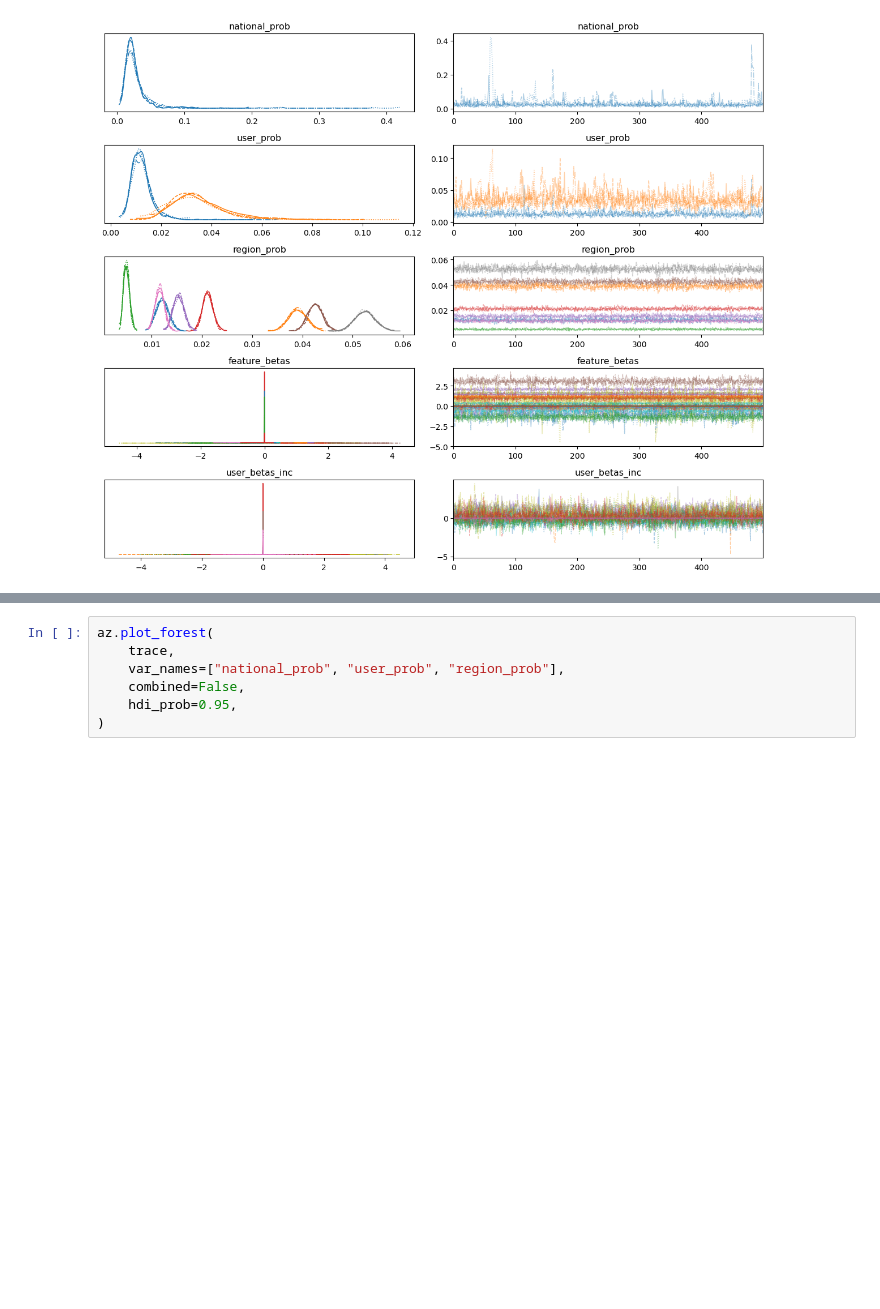
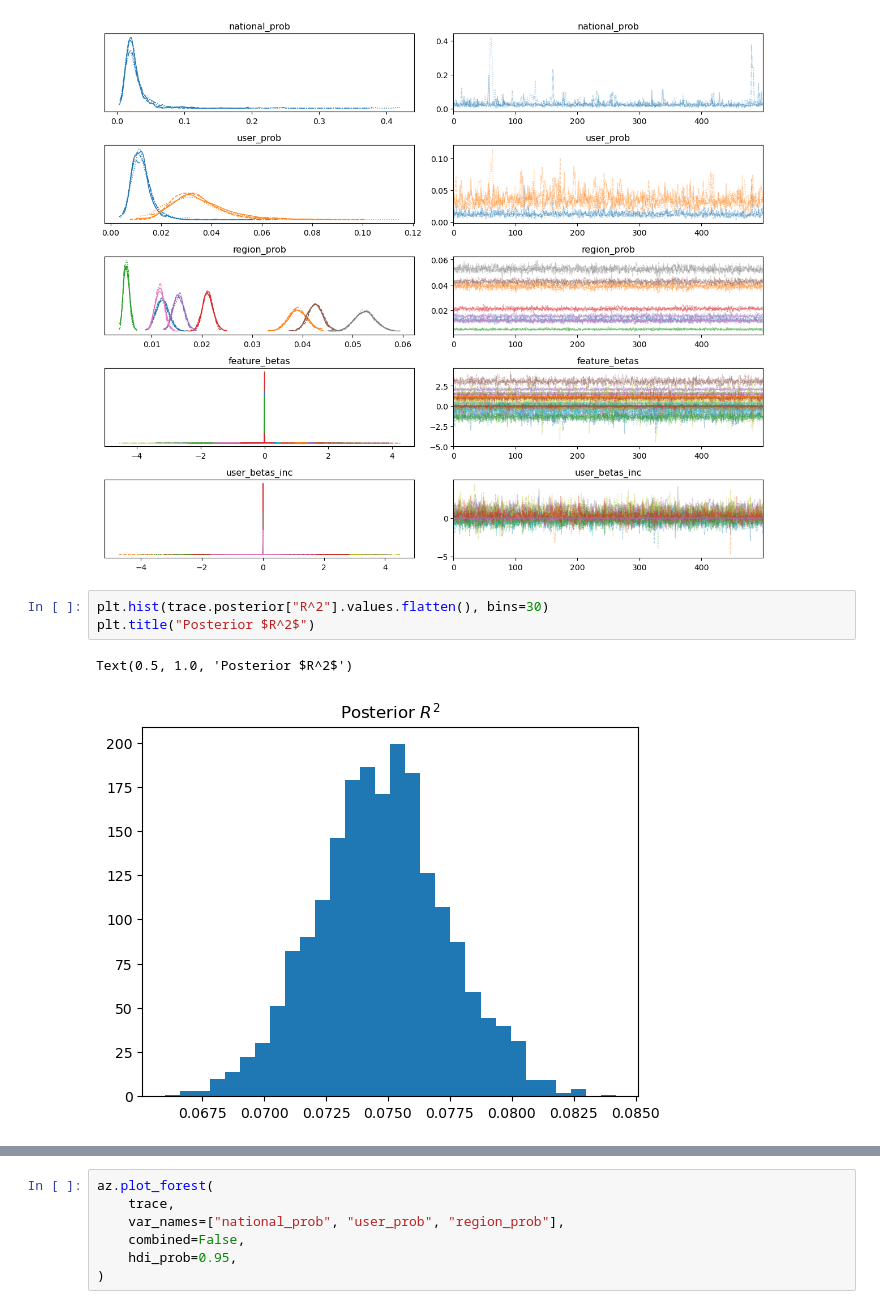
Before and after one commit to mcanearm/road_fatilities, a Jupyter notebook: analysis.ipynb, the cells around one changed output, grey strips where cells are left out. Cells and saved outputs as stored; diff of their text form; blank space fills up the shorter version.

```diff
--- a/analysis.ipynb
+++ b/analysis.ipynb
@@ -514,6 +527,12 @@ az.plot_trace(trace, var_names=["national_prob", "user_prob", "region_prob", "fe
 plt.tight_layout()
 # %% [output]
 [figure]
+# %%
+plt.hist(trace.posterior["R^2"].values.flatten(), bins=30)
+plt.title("Posterior $R^2$")
+# %% [output]
+Text(0.5, 1.0, 'Posterior $R^2$')
+[figure, added]
 # %%
 np.random.choice(Y, size=10000, replace=True, p=fit_data["WEIGHT"]/fit_data["WEIGHT"].sum()).mean()
 # %% [output]
```
Also changed, not shown: parts of 11 cells of this notebook, 5 other files.
